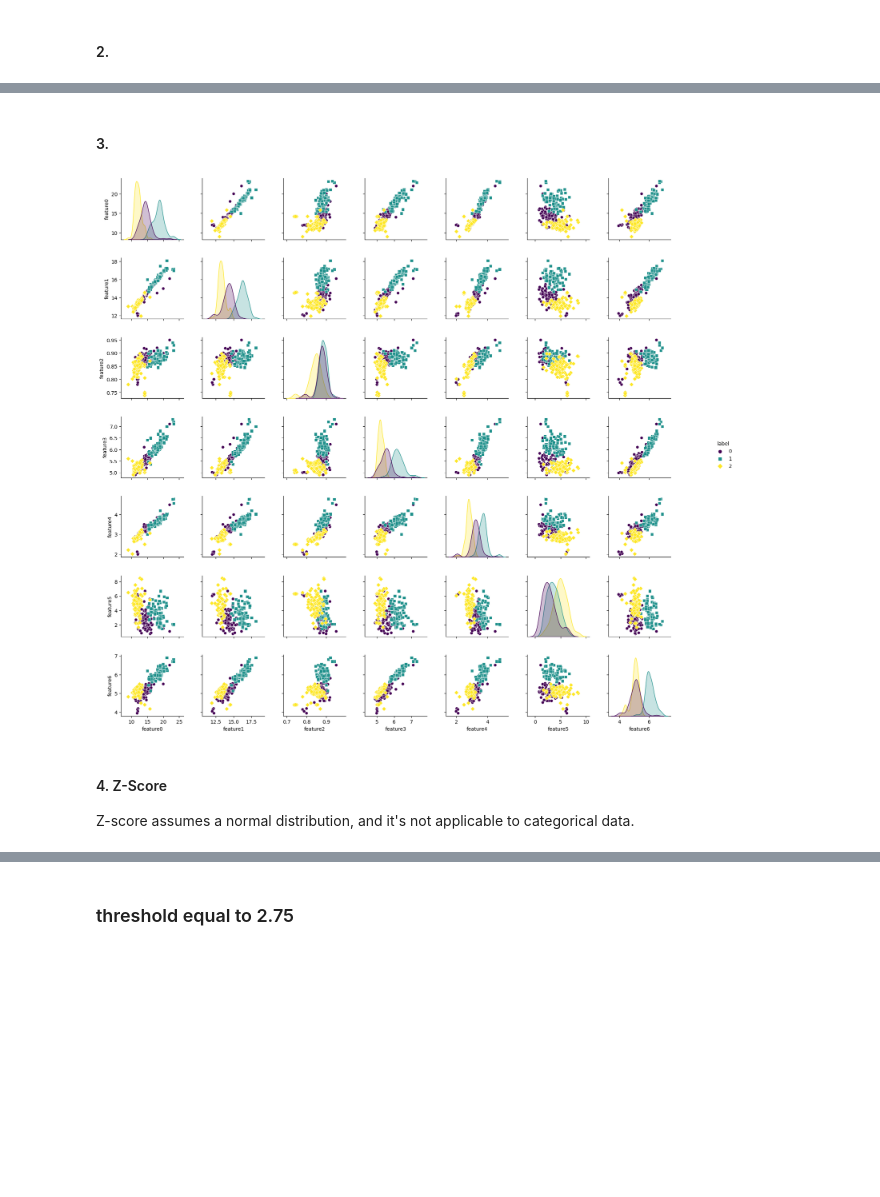
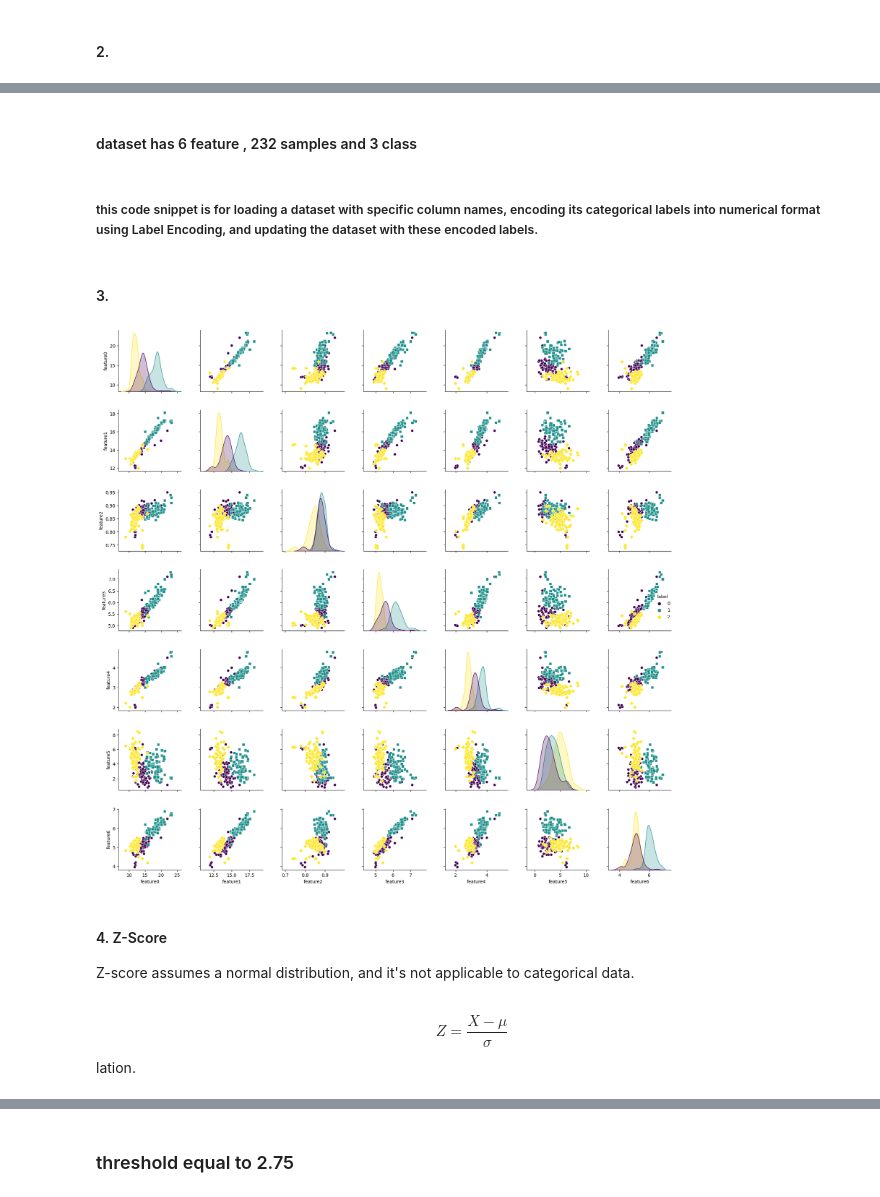
Before and after one commit to itsatefe/Pattern-Recognition, a Jupyter notebook: HW2/Multiclass Classification using Logestic Regression/Multi_Classifier.ipynb, the cells around one changed output, grey strips where cells are left out. Drawn from its saved outputs; the diff is of its cells as text; code cells hidden in the pictures; blank space fills up the shorter version.

```diff
--- a/HW2/Multiclass Classification using Logestic Regression/Multi_Classifier.ipynb
+++ b/HW2/Multiclass Classification using Logestic Regression/Multi_Classifier.ipynb
@@ -47,3 +53,5 @@ class_num = len(data['label'].unique())
+# %% [markdown]
+#### dataset has 6 feature , 232 samples and 3 class
 # %%
 col_name = []
 for i in range(7):
@@ -54,6 +62,8 @@ label_encoder = LabelEncoder()
 labels = pd.Series(label_encoder.fit_transform(data['label']))
 class_label = pd.Series(labels.unique())
 data['label'] = labels
+# %% [markdown]
+##### this code snippet is for loading a dataset with specific column names, encoding its categorical labels into numerical format using Label Encoding, and updating the dataset with these encoded labels.
 # %%
 class_label = pd.Series(labels.unique())
 data['label'] = labels
@@ -61,10 +71,12 @@ data['label'] = labels
 #### 3.
 # %%
 pair_plot = sns.pairplot(data, hue='label', palette='viridis', markers=["o", "s", "D"])
-pair_plot.fig.subplots_adjust(top=0.9, right=0.9, hspace=0.3, wspace=0.3)
+pair_plot.fig.subplots_adjust(top=1, right=1, hspace=0.3, wspace=0.3)
 plt.show()
 # %% [output]
-[figure, old version]
+[figure, new version]
 # %% [markdown]
 #### 4. Z-Score
 Z-score assumes a normal distribution, and it's not applicable to categorical data.
+# %% [markdown]
+$$Z = \frac{X - \mu}{\sigma}$$lation.
```
Also changed, not shown: parts of 14 cells of this notebook.
